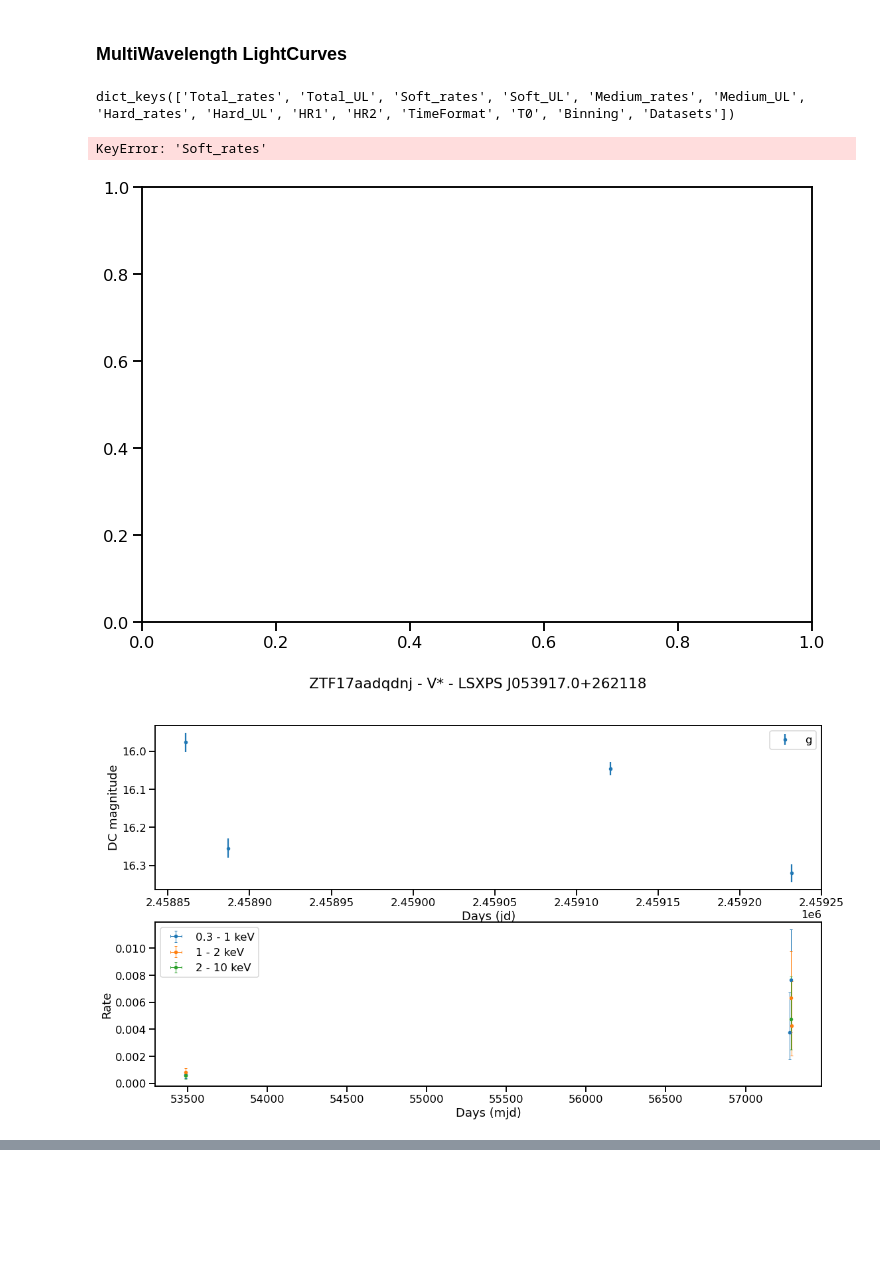
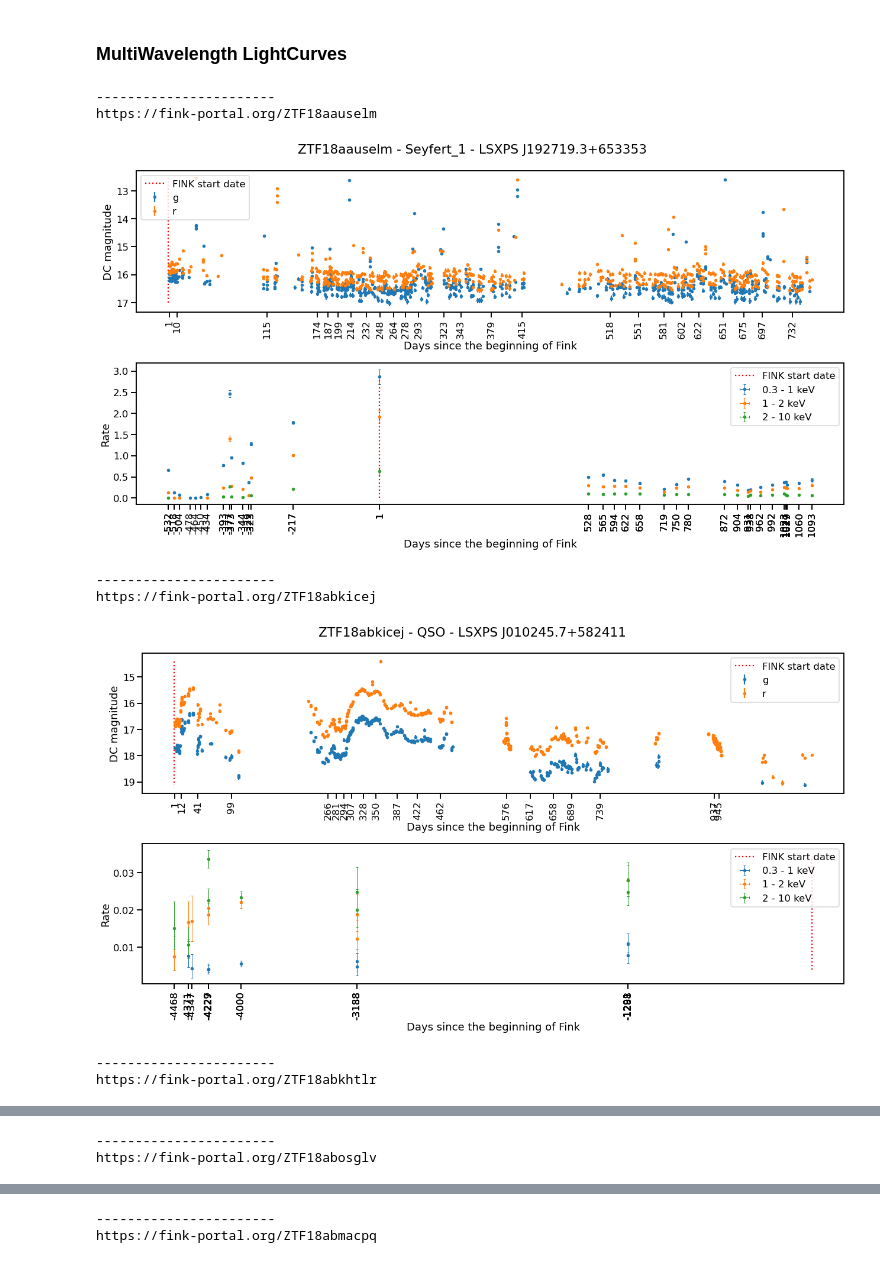
Before and after one commit to JulienPeloton/fink-agn, a Jupyter notebook: notebooks/LSXPS_in_Fink.ipynb, the cells around one changed output, grey strips where cells are left out. Cells and saved outputs as stored; diff of their text form; code cells hidden in the pictures; blank space fills up the shorter version.

```diff
--- a/notebooks/LSXPS_in_Fink.ipynb
+++ b/notebooks/LSXPS_in_Fink.ipynb
@@ -268,4 +269,4 @@ Mean : 484.9 days ± 415.5
 lsxps_match_ztf = ztf_x_lsxps.drop_duplicates("LSXPS_ID")
 # %%
 ztf_large_obs = lsxps_match_ztf[lsxps_match_ztf["objectId"].isin(
-    ztf_nb_alerts.tail(20).reset_index()["objectId"])]["LSXPS_ID"].to_list()
+ztf_nb_alerts.sort_values("nb_alerts").tail(20).reset_index()["objectId"])]
@@ -281,38 +272,0 @@ lcs = uds.getLightCurves(
-# %%
-lcs[239088].keys()
-# %% [output]
-dict_keys(['Total_rates', 'Total_UL', 'Soft_rates', 'Soft_UL', 'Medium_rates', 'Medium_UL', 'Hard_rates', 'Hard_UL', 'HR1', 'HR2', 'TimeFormat', 'T0', 'Binning', 'Datasets'])
-# %%
-fig, ax = plt.subplots(1, 1, figsize=(12, 8))
-
-def plot_xlc(ax, data, band, band_label):
-
-    ytop = data[band]["RatePos"]
-    ybot = data[band]["RateNeg"]
-
-    xright = data[band]["TimePos"]
-    xleft = data[band]["TimeNeg"]
-
-    ax.errorbar(
-        data[band]["Time"],
-        data[band]["Rate"],
-        yerr=[-ybot, ytop],
-        xerr=[-xleft, xright],
-        label=band_label,
-        capsize=2, elinewidth=1, marker='.', linestyle='none'
-    )
-
-plot_xlc(ax, lcs, "Soft_rates", "0.3 - 1 keV")
-plot_xlc(ax, lcs, "Medium_rates", "1 - 2 keV")
-plot_xlc(ax, lcs, "Hard_rates", "2 - 10 keV")
-
-
-#ax.set_xticklabels(Time(lcs[239088]["Total_rates"]["Time"], format="mjd").iso)
-
-#plt.draw()
-plt.legend()
-#ax.set_xticks(ax.get_xticks(), ax.get_xticklabels(), rotation=45, ha='right')
-plt.show()
-# %% [output]
-KeyError: 'Soft_rates'
-[figure, removed]
@@ -382,4 +273,15 @@ def plot_mw_lc(data, objectId):
-# %%
-plot_mw_lc(ztf_x_lsxps, "ZTF17aadqdnj")
-# %% [output]
-[figure, removed]
+# %%
+for objectId in ztf_large_obs["objectId"]:
+    print()
+    print("-----------------------")
+    print('https://fink-portal.org/{}'.format(objectId))
+    plot_mw_lc(ztf_x_lsxps, objectId)
+# %% [output]
+-----------------------
+https://fink-portal.org/ZTF18aauselm
+[figure, added]
+-----------------------
+https://fink-portal.org/ZTF18abkicej
+[figure, added]
+-----------------------
+https://fink-portal.org/ZTF18abkhtlr
@@ -385,0 +289,2 @@ plot_mw_lc(ztf_x_lsxps, "ZTF17aadqdnj")
+-----------------------
+https://fink-portal.org/ZTF18abosglv
@@ -385,0 +292,2 @@ plot_mw_lc(ztf_x_lsxps, "ZTF17aadqdnj")
+-----------------------
+https://fink-portal.org/ZTF18abmacpq
```
Also changed, not shown: parts of 7 cells of this notebook, 1 other file.
